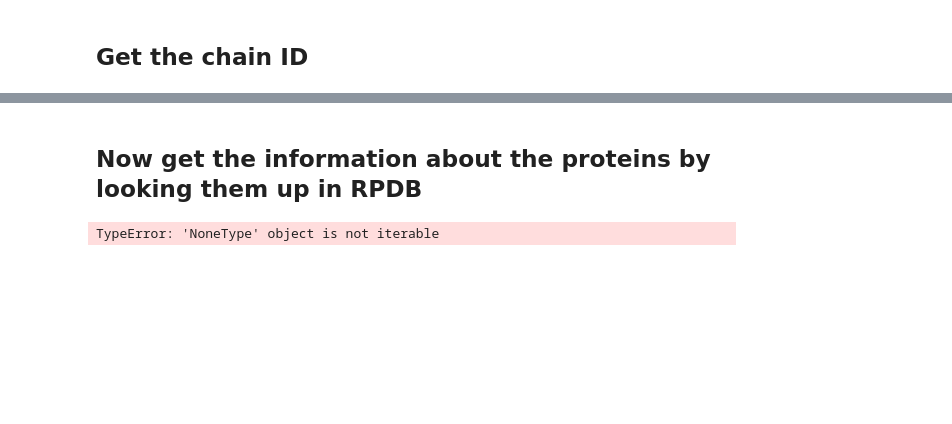
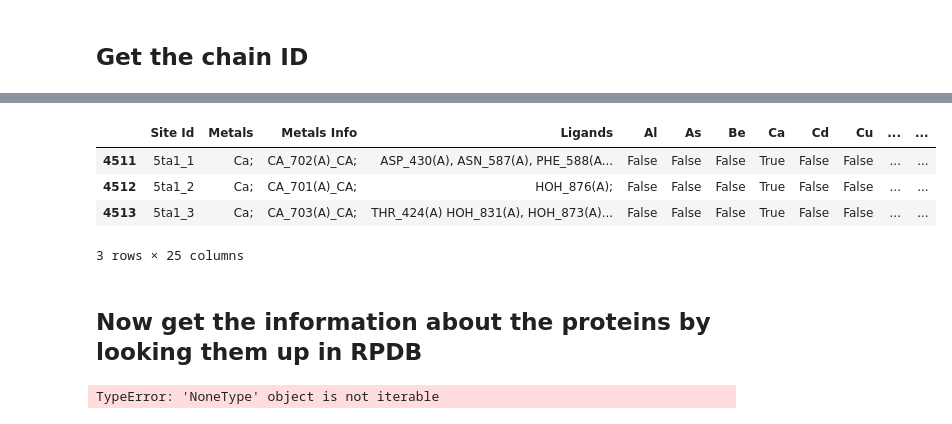
Before and after one commit to tonyreina/zincbind2, a Jupyter notebook: download_and_process_metals.ipynb, the cells around one changed output, grey strips where cells are left out. Saved outputs shown, nothing was run; the diff lists cells and outputs as text; code cells hidden in the pictures; blank space fills up the shorter version.

```diff
--- a/download_and_process_metals.ipynb
+++ b/download_and_process_metals.ipynb
@@ -149,9 +172,16 @@ df_metals["PDB"] = df_metals["Site Id"].map(lambda x: x.split("_")[0])
 # %% [markdown]
 ## Get the chain ID
-# %%
-def get_chain(x):
-
-    chain_num = int(x.split("_")[1])
-
-    return "A"
+# %%
+def get_chain(x):
+
+    pdb_structure = atomium.fetch(x["PDB"])
+
+    chains = []
+    for element in ALL_METALS:
+
+        if x[element]:
+            for atom in pdb_structure.model.atoms(element=element):
+                chains += atom.chain.id
+
+    return set(chains)
 # %%
@@ -175,3 +207,11 @@ df_metals
+# %%
+df_metals[df_metals["PDB"] == "5ta1"]
+# %% [output]
+|  | Site Id | Metals | Metals Info | Ligands | Al | As | Be | Ca | Cd | Cu | ... | ... |
+| 4511 | 5ta1_1 | Ca; | CA_702(A)_CA; | ASP_430(A), ASN_587(A), PHE_588(A... | False | False | False | True | False | False | ... | ... |
+| 4512 | 5ta1_2 | Ca; | CA_701(A)_CA; | HOH_876(A); | False | False | False | True | False | False | ... | ... |
+| 4513 | 5ta1_3 | Ca; | CA_703(A)_CA; | THR_424(A) HOH_831(A), HOH_873(A)... | False | False | False | True | False | False | ... | ... |
+3 rows × 25 columns
 # %% [markdown]
 ## Now get the information about the proteins by looking them up in RPDB
 # %%
```
Also changed, not shown: parts of 19 cells of this notebook, 1 other file.
